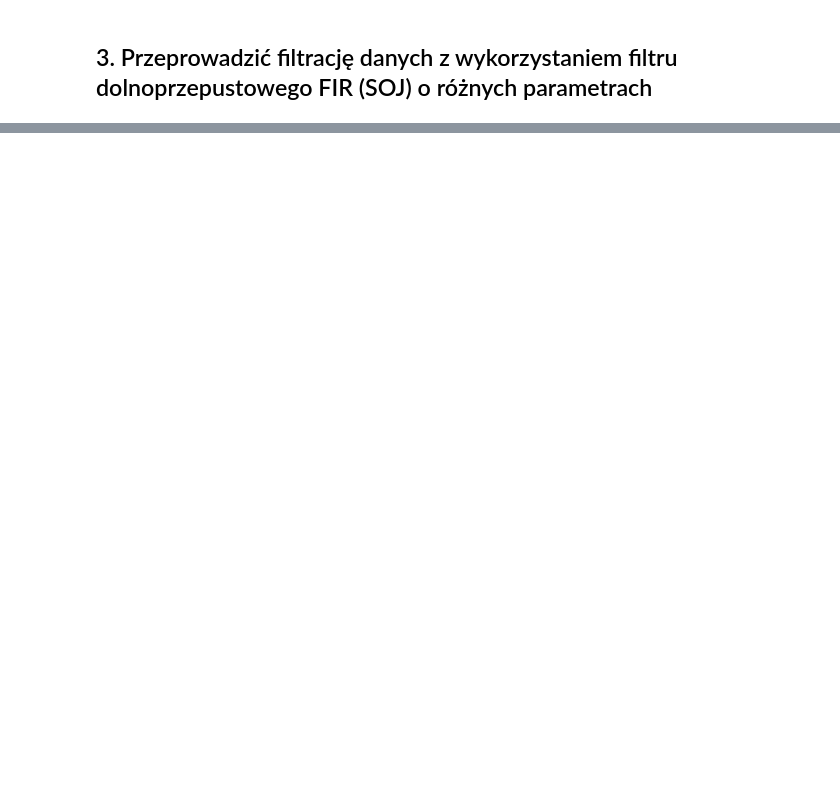
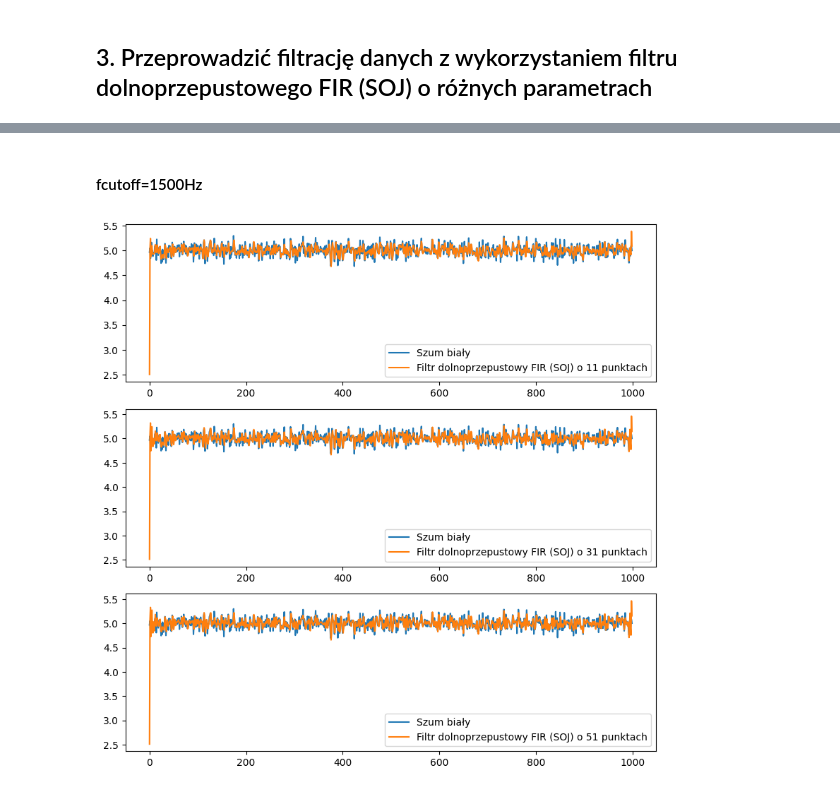
Before and after one commit to MaciejSzerwinski/Stochastic_Process, a Jupyter notebook: main.ipynb, the cells around one changed output, grey strips where cells are left out. Drawn from its saved outputs; the diff is of its cells as text; code cells hidden in the pictures; blank space fills up the shorter version.

```diff
--- a/main.ipynb
+++ b/main.ipynb
@@ -350,0 +351,6 @@ filtration(samples_k_1, 500)
+# %% [markdown]
+#### fcutoff=1500Hz
+# %%
+filtration(samples_k_1, 1500)
+# %% [output]
+[figure, added]
```
Also changed, not shown: parts of 46 cells of this notebook.
